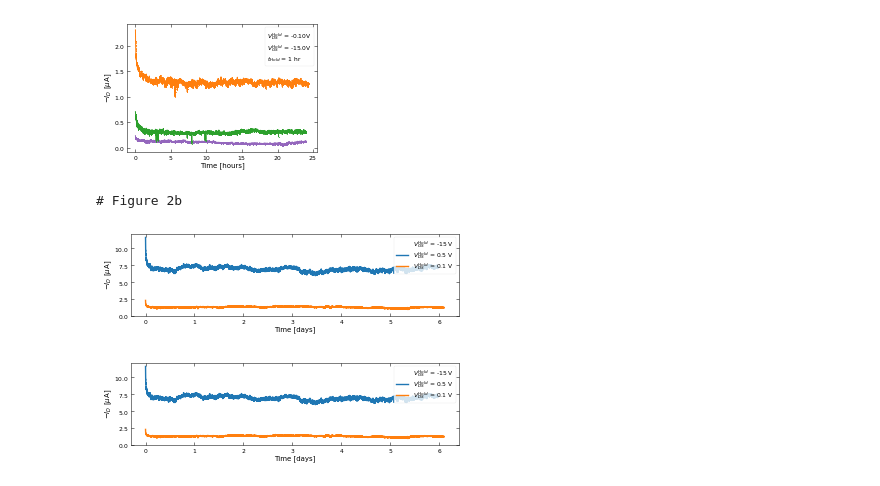
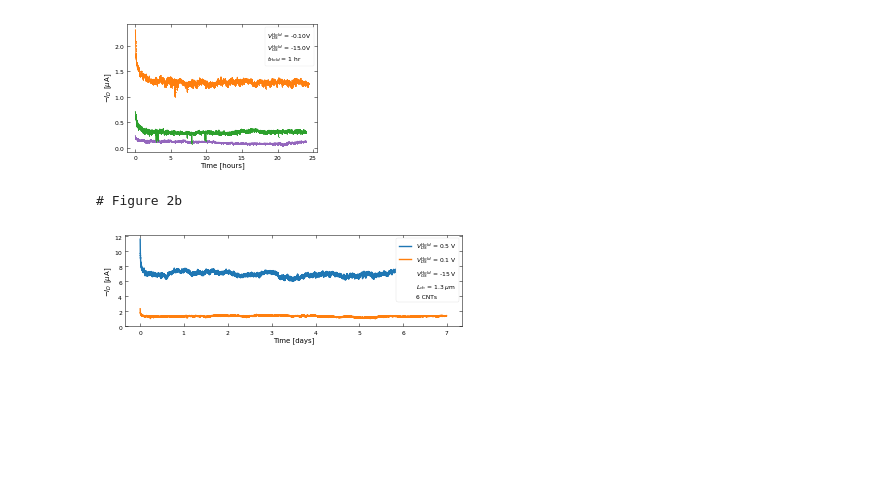
Before and after one commit to stevennoyce/CNT_IV, a Jupyter notebook: b2912a/notebooks/Bias Stress Figures 1.ipynb, the cells around one changed output. Cells and saved outputs as stored; diff of their text form; code cells hidden in the pictures; blank space fills up the shorter version.

Commit message:
More figure changes

```diff
--- a/b2912a/notebooks/Bias Stress Figures 1.ipynb
+++ b/b2912a/notebooks/Bias Stress Figures 1.ipynb
@@ -1171,7 +1171,7 @@ print('# Figure 2b')
 parametersSets1 = dlu.loadJSON('data/stevenjay/BiasStress1/C127/X/15-16/', 'StaticBias.json')
 parametersSets1 = dlu.filterHistoryGreaterThan(parametersSets1, 'experimentNumber', 4)
 parametersSets1 = dlu.filterHistoryLessThan(parametersSets1, 'experimentNumber', 4)
-parametersSets1 = parametersSets1[:-24]
+parametersSets1 = parametersSets1[:-3]
 
 initialTime = parametersSets1[0]['Results']['timestamps'][0]
 timestamps1 = np.array([])
@@ -1185,33 +1185,36 @@ for parameters in parametersSets1:
     Ids1 = np.append(Ids1, np.array(parameters['Results']['id_data']))
 
 parametersSets2 = dlu.loadJSON('data/stevenjay/BiasStress1/C127/X/15-16/', 'StaticBias.json')
 parametersSets2 = dlu.filterHistoryGreaterThan(parametersSets2, 'experimentNumber', 7)
 parametersSets2 = dlu.filterHistoryLessThan(parametersSets2, 'experimentNumber', 7)
 
 initialTime = parametersSets2[0]['Results']['timestamps'][0]
 timestamps2 = np.array([])
 Ids2 = np.array([])
 
 for parameters in parametersSets2:
     timestamps = np.array(parameters['Results']['timestamps'])
     timestamps2 = np.append(timestamps2, (timestamps - initialTime)/3600/24)
     Ids2 = np.append(Ids2, np.array(parameters['Results']['id_data']))
 
 def rollingMean(x, N):
     return np.convolve(x, np.ones((N,))/N, mode='valid')
 
 ax.plot(timestamps2, abs(Ids2)/1e-6, label='$V_{{DS}}^{{Hold}}$ = 0.5 V')
 ax.plot(timestamps1, abs(Ids1)/1e-6, label='$V_{{DS}}^{{Hold}}$ = 0.1 V')
+ax.plot([], ' ', label='$V_{{GS}}^{{Hold}}$ = -15 V')
+ax.plot([], ' ', label='$L_{{ch}}$ = 1.3 $\mu$m')
+ax.plot([], ' ', label='6 CNTs')
+
 ax.set_xlabel('Time [days]')
 ax.set_ylabel('$-I_D$ [$\mu$A]')
-leg = plt.legend(loc='upper right', title='$V_{{GS}}^{{Hold}}$ = -15 V', labelspacing=0)
+leg = plt.legend(loc='upper right', framealpha=1)
 leg._legend_box.align = "right"
 leg.get_title().set_fontsize('6')
 ax.set_ylim(ymin=0)
 fig.tight_layout()
 fig.savefig(saveFolder + '/Figure 2b - Long Term.png', transparent=True, dpi=300)
 fig
 # %% [output]
 # Figure 2b
-[figure, old version]
+[figure, new version]
-[figure, removed]
```
